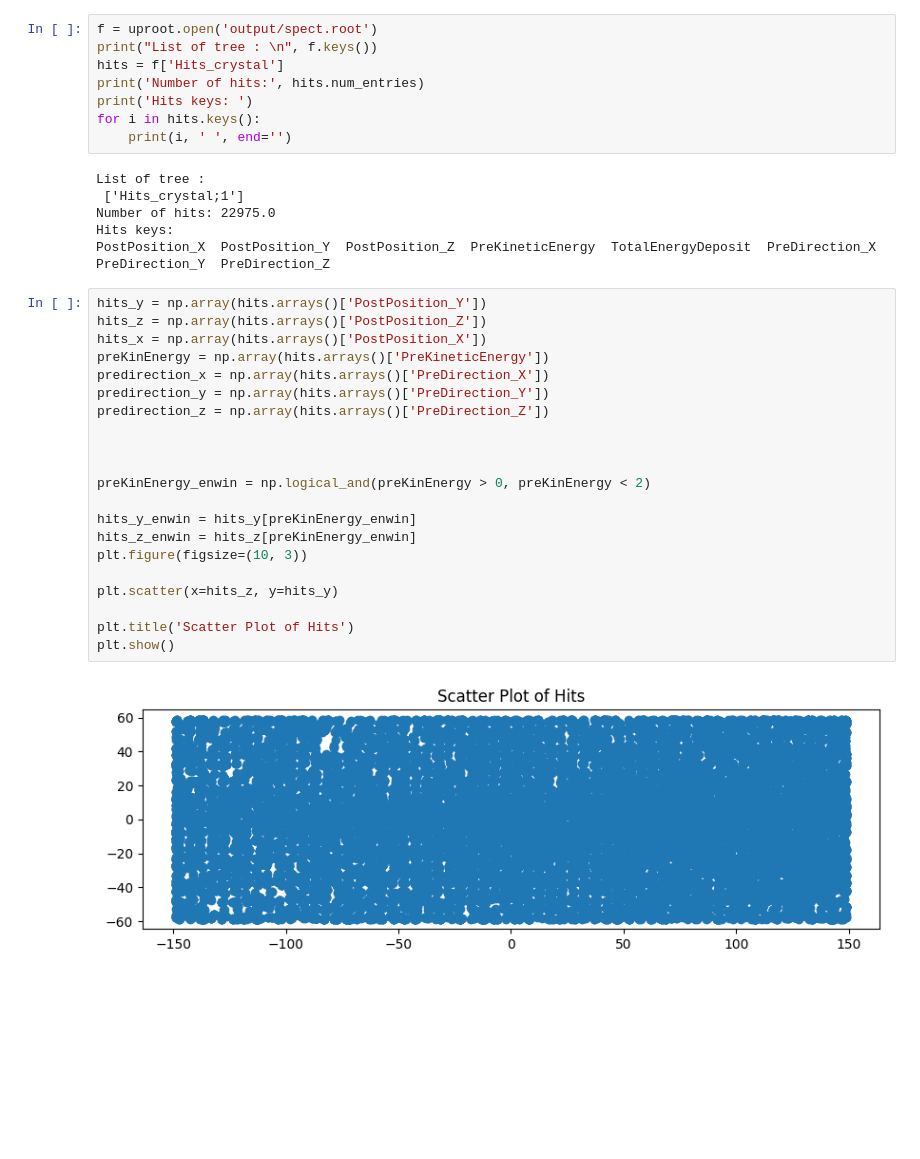
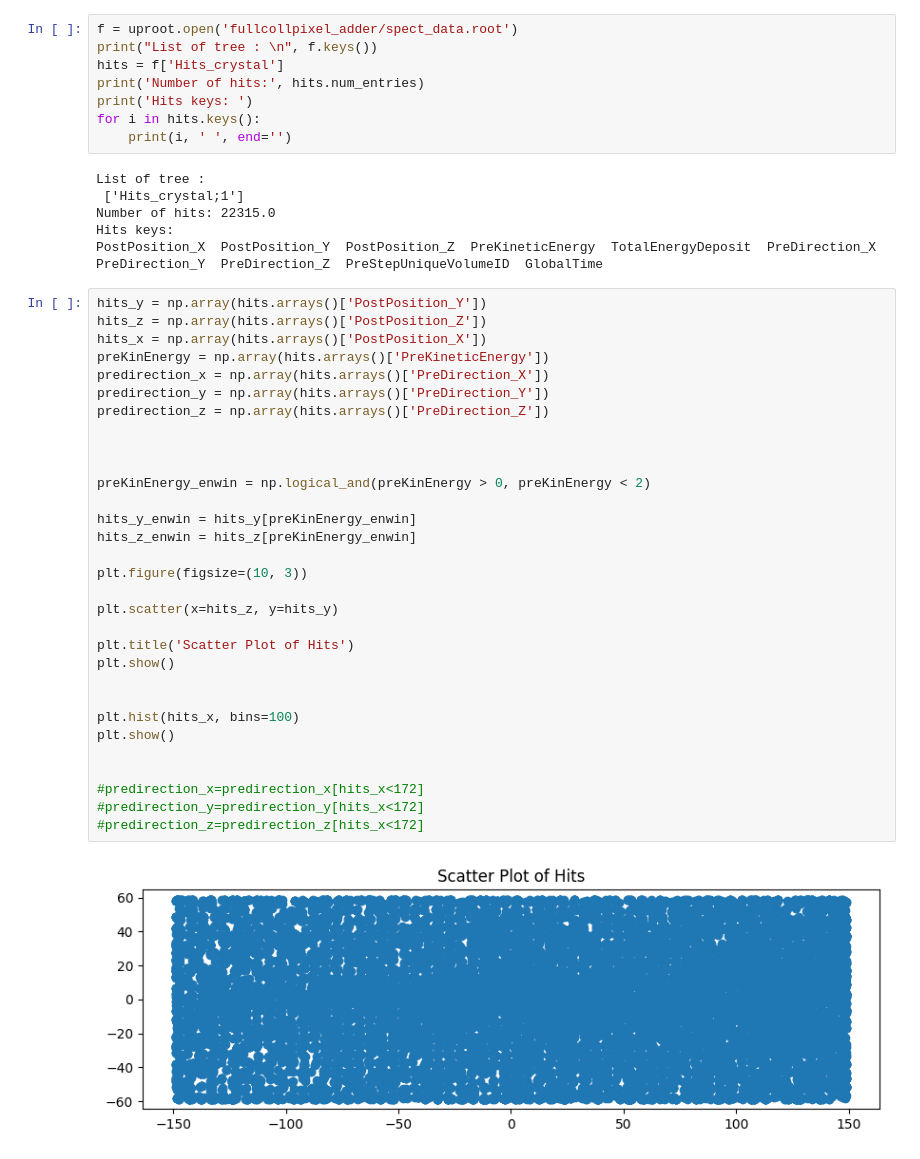
Before and after one commit to francescouni0/VHEE_monitor, a Jupyter notebook: fullcoll.ipynb, the cells around one changed output. Saved outputs shown, nothing was run; the diff lists cells and outputs as text; blank space fills up the shorter version.

```diff
--- a/fullcoll.ipynb
+++ b/fullcoll.ipynb
@@ -50,5 +40,5 @@ output/spect.root
 # %%
-f = uproot.open('output/spect.root')
+f = uproot.open('fullcollpixel_adder/spect_data.root')
 print("List of tree : \n", f.keys())
 hits = f['Hits_crystal']
 print('Number of hits:', hits.num_entries)
@@ -58,29 +48,39 @@ for i in hits.keys():
 # %% [output]
 List of tree :
  ['Hits_crystal;1']
-Number of hits: 22975.0
+Number of hits: 22315.0
 Hits keys:
-PostPosition_X  PostPosition_Y  PostPosition_Z  PreKineticEnergy  TotalEnergyDeposit  PreDirection_X  PreDirection_Y  PreDirection_Z
+PostPosition_X  PostPosition_Y  PostPosition_Z  PreKineticEnergy  TotalEnergyDeposit  PreDirection_X  PreDirection_Y  PreDirection_Z  PreStepUniqueVolumeID  GlobalTime
 # %%
 hits_y = np.array(hits.arrays()['PostPosition_Y'])
 hits_z = np.array(hits.arrays()['PostPosition_Z'])
 hits_x = np.array(hits.arrays()['PostPosition_X'])
 preKinEnergy = np.array(hits.arrays()['PreKineticEnergy'])
 predirection_x = np.array(hits.arrays()['PreDirection_X'])
 predirection_y = np.array(hits.arrays()['PreDirection_Y'])
 predirection_z = np.array(hits.arrays()['PreDirection_Z'])
 
 
 
 preKinEnergy_enwin = np.logical_and(preKinEnergy > 0, preKinEnergy < 2)
 
 hits_y_enwin = hits_y[preKinEnergy_enwin]
 hits_z_enwin = hits_z[preKinEnergy_enwin]
+
 plt.figure(figsize=(10, 3))
 
 plt.scatter(x=hits_z, y=hits_y)
 
 plt.title('Scatter Plot of Hits')
 plt.show()
+
+
+plt.hist(hits_x, bins=100)
+plt.show()
+
+
+#predirection_x=predirection_x[hits_x<172]
+#predirection_y=predirection_y[hits_x<172]
+#predirection_z=predirection_z[hits_x<172]
 # %% [output]
-[figure, old version]
+[figure, new version]
```
Also changed, not shown: parts of 13 cells of this notebook.
